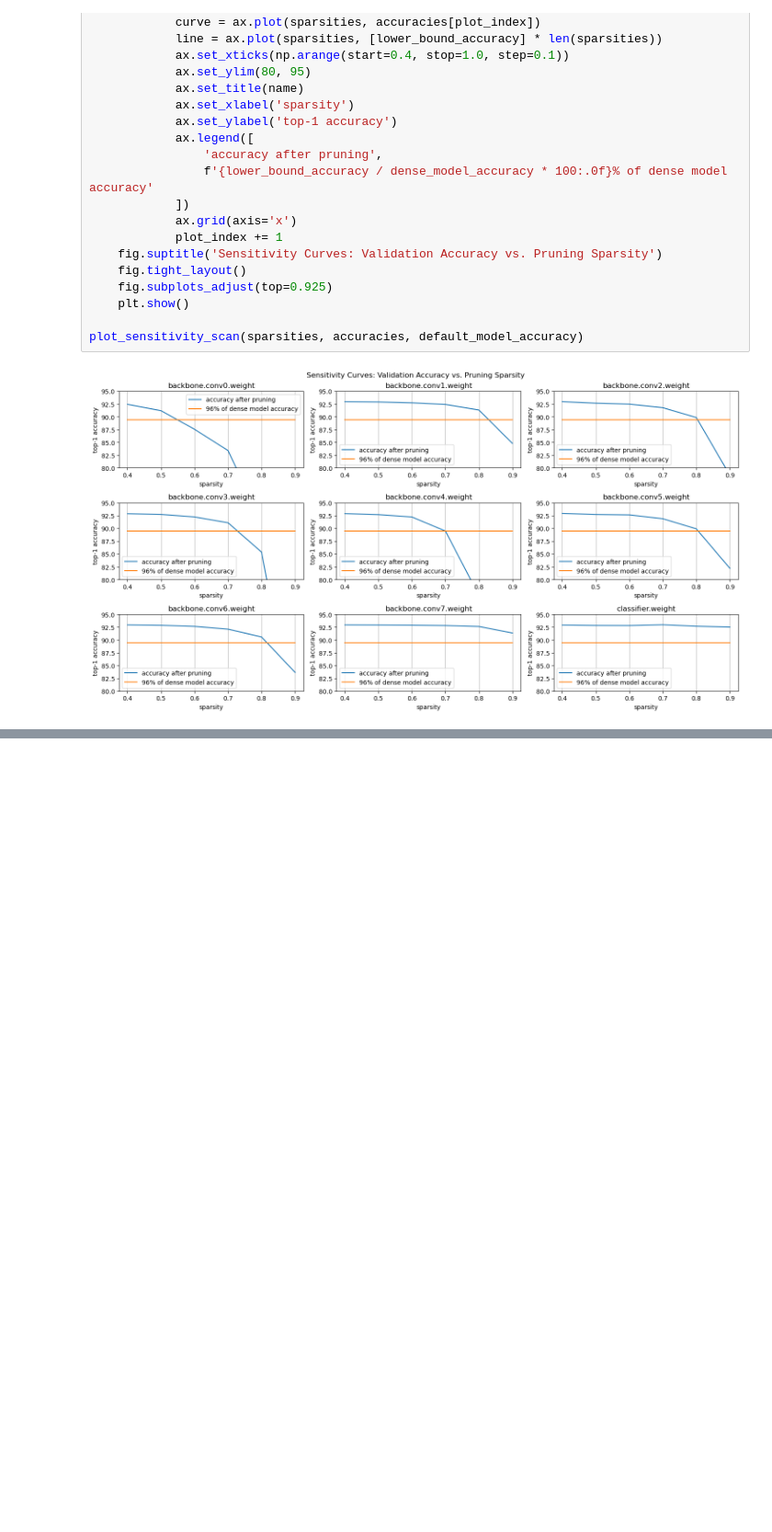
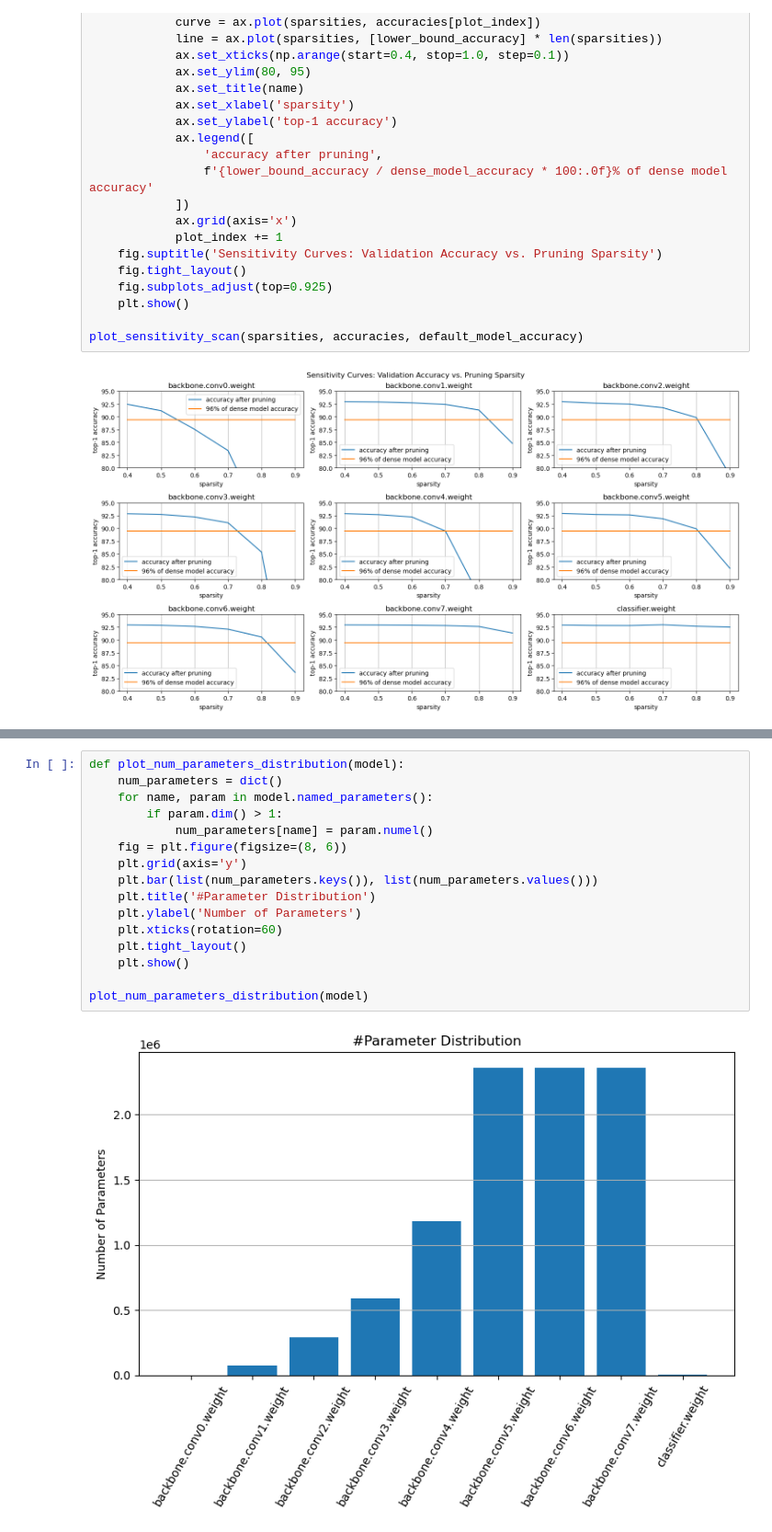
Before and after one commit to lood339/eml, a Jupyter notebook: notebook/Lab1.ipynb, the cells around one changed output, grey strips where cells are left out. Shown at 92% size. Cells and saved outputs as stored; diff of their text form; blank space fills up the shorter version.

```diff
--- a/notebook/Lab1.ipynb
+++ b/notebook/Lab1.ipynb
@@ -600,0 +638,18 @@ plot_sensitivity_scan(sparsities, accuracies, default_model_accuracy)
+# %%
+def plot_num_parameters_distribution(model):
+    num_parameters = dict()
+    for name, param in model.named_parameters():
+        if param.dim() > 1:
+            num_parameters[name] = param.numel()
+    fig = plt.figure(figsize=(8, 6))
+    plt.grid(axis='y')
+    plt.bar(list(num_parameters.keys()), list(num_parameters.values()))
+    plt.title('#Parameter Distribution')
+    plt.ylabel('Number of Parameters')
+    plt.xticks(rotation=60)
+    plt.tight_layout()
+    plt.show()
+
+plot_num_parameters_distribution(model)
+# %% [output]
+[figure, added]
```
Also changed, not shown: parts of 21 cells of this notebook.
